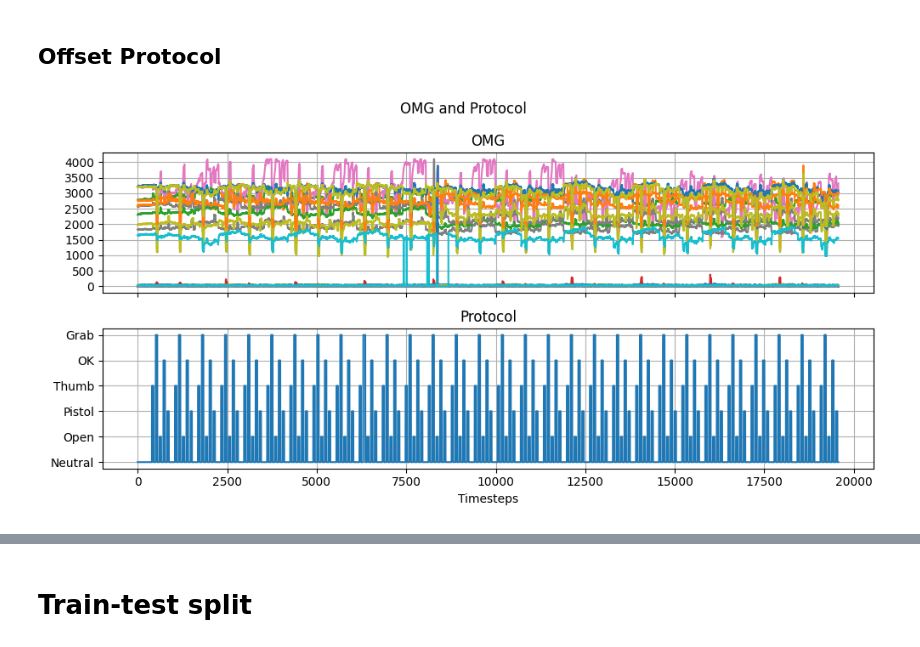
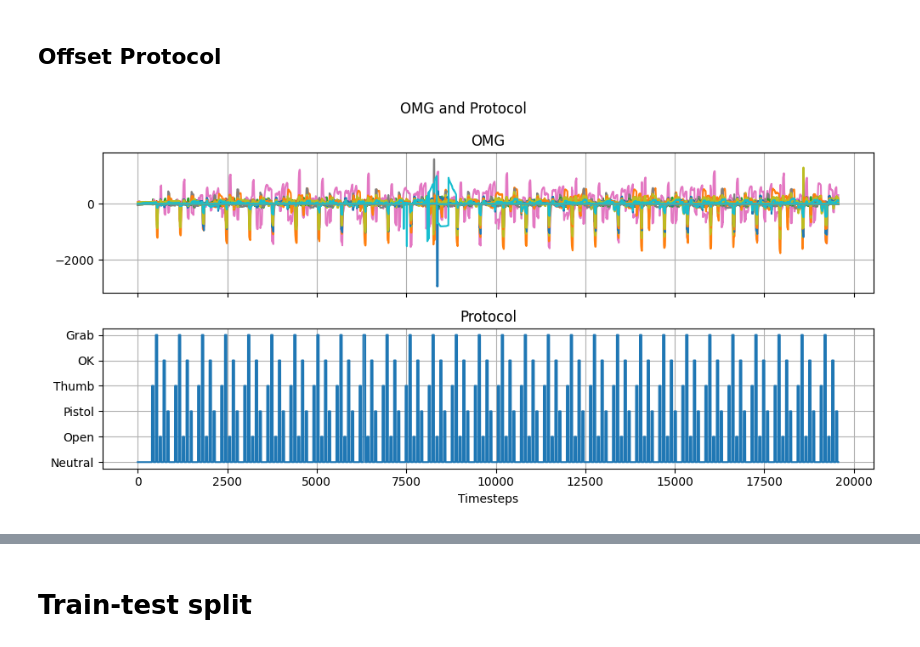
Before and after one commit to DenisBaburin/motorika_internship_team2, a Jupyter notebook: main.ipynb, the cells around one changed output, grey strips where cells are left out. Drawn from its saved outputs; the diff is of its cells as text; code cells hidden in the pictures.

```diff
--- a/main.ipynb
+++ b/main.ipynb
@@ -17,0 +28,19 @@ WORKSPACE = ''
+# %%
+palm_file = './data/2023-05-31_17-14-41.palm'
+model_name = None # LogisticRegression
+model = LogisticRegression(max_iter=1000,C=1)
+OFFSET = 20 # Смещение
+# comet.ml data
+API_KEY = ''
+PROJECT_NAME = ''
+WORKSPACE = ''
+# do list
+DO_HYPEROPT = False # Поиск гиперпараметров hyperopt
+DO_MMSCALER = True # Скалирование данных
+DO_PLOT_LEARNING_CURVE = False # Нарисовать график кривой обучения
+DO_OFFLINE_INFERENCE = False # Оффлайн проверка инференса
+DO_ONLINE_INFERENCE = False # Онлайн проверка инференса
+DO_LOG = False # Логирование
+
+DO_MINUS_TREND = True # Минус тренд
+DO_REPLACE_TO_MOVING_AVERAGE = True # Заменяем на скользящее среднее
@@ -146,3 +203,9 @@ plt.xlabel('Timesteps')
 plt.tight_layout()
 # %% [output]
 [figure]
+# %%
+'''
+decomposition = seasonal_decompose(gestures['16'],period=645)
+decomposition.plot()
+plt.show()
+'''
@@ -148,0 +214,10 @@ plt.tight_layout()
+# %%
+if DO_MINUS_TREND: # Вычитание тренда
+    for col in OMG_CH:
+        #производим декомпозицию временного ряда
+        decomposition = seasonal_decompose(gestures[col],period=645)
+        gestures[col] = gestures[col] - decomposition.trend.bfill().ffill() # decomposition.resid.bfill().ffill() + decomposition.seasonal
+if DO_REPLACE_TO_MOVING_AVERAGE: # Замена на скользящее среднее
+    for col in OMG_CH:
+        #производим декомпозицию временного ряда
+        gestures[col] = gestures[col].rolling(window=5).mean().bfill()
@@ -251,23 +317,23 @@ array([0, 0, 0, ..., 0, 0, 0])
 # %%
 fig, axx = plt.subplots(2, 1, sharex=True, figsize=(10, 5))
 plt.sca(axx[0])
 plt.plot(gestures[OMG_CH].values) # OMG_CH
-plt.yticks(np.arange(0, 4500,500))
+#plt.yticks(np.arange(0, 4500,500))
 #plt.pcolor(scaled_data.T)
 plt.grid()
 plt.title('OMG')
 
 plt.sca(axx[1])
 plt.plot(y_cmd)
 plt.grid()
 plt.yticks(np.arange(len(GESTURES)), GESTURES)
 plt.xlabel('Timesteps')
 plt.title('Protocol')
 
 plt.suptitle('OMG and Protocol')
 plt.tight_layout()
 # %% [output]
-[figure, old version]
+[figure, new version]
 # %%
 # Функция смещения numpy массива
 def shift(arr, n, fill=0):
```
Also changed, not shown: parts of 33 cells of this notebook.
